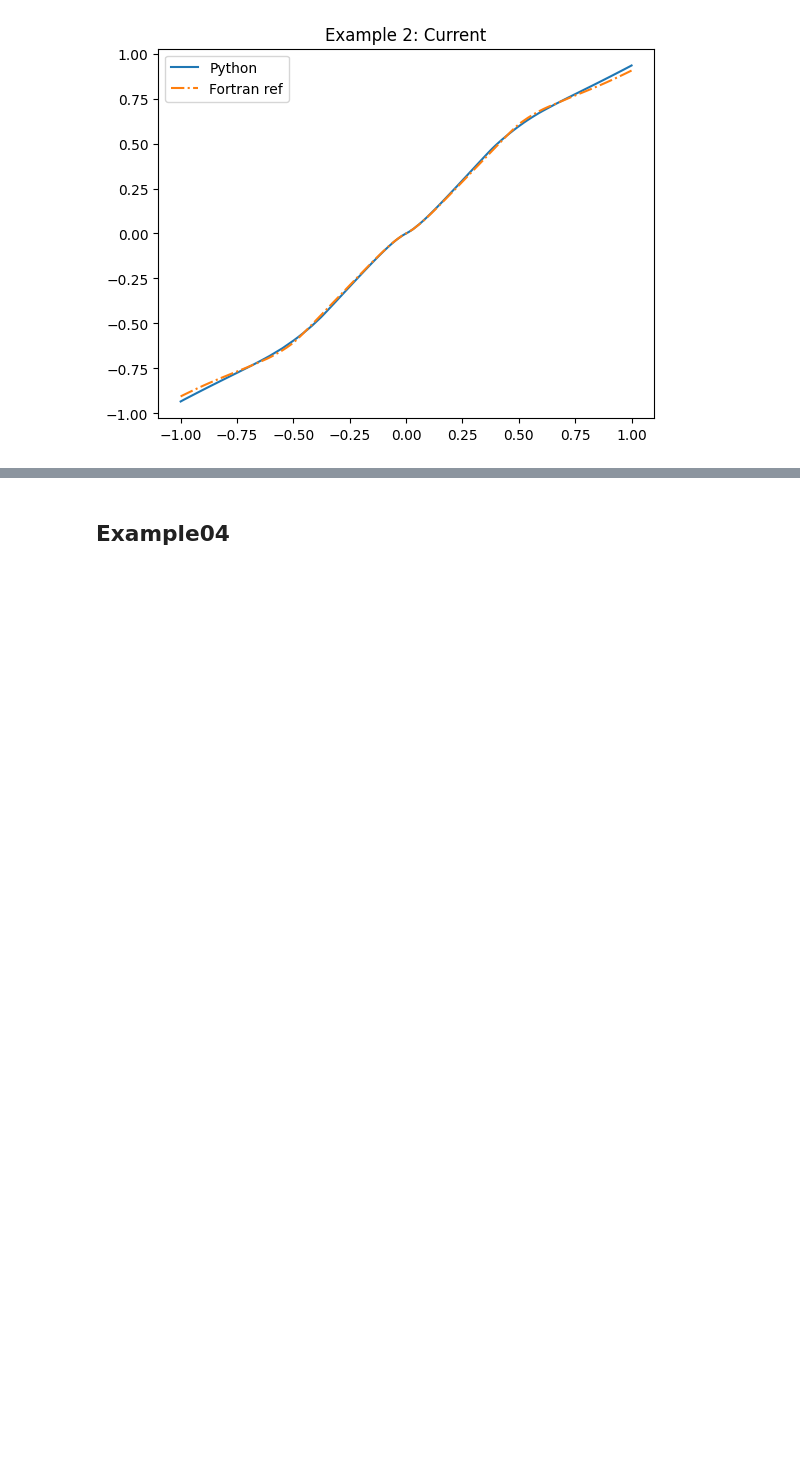
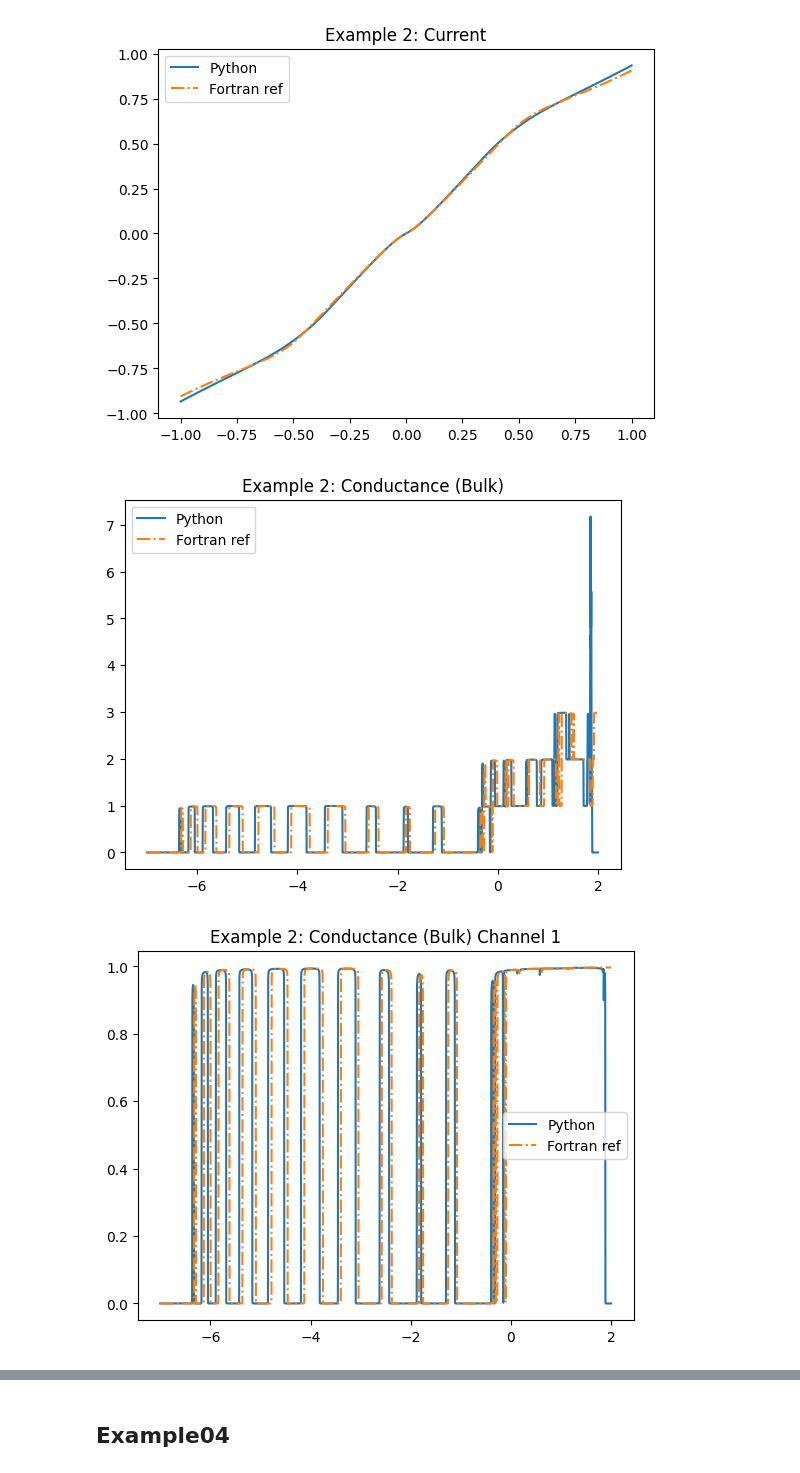
Before and after one commit to aj0337/PAOFLOW-QTpy, a Jupyter notebook: examples/analysis.ipynb, the cells around one changed output, grey strips where cells are left out. Drawn from its saved outputs; the diff is of its cells as text; code cells hidden in the pictures; blank space fills up the shorter version.

Commit message:
Add example02 with qe 7.4

```diff
--- a/examples/analysis.ipynb
+++ b/examples/analysis.ipynb
@@ -136,3 +136,65 @@ plt.show()
 [figure]
 [figure]
 [figure]
+# %%
+T = np.loadtxt("example02/qe_7.4/output/conductance_bulk.dat")
+T_ref = np.loadtxt("../tests/reference/Fortran/example02/conductance_bulk.dat")
+plt.plot(T[:, 0], T[:, 1], label="Python")
+plt.plot(T_ref[:, 0], T_ref[:, 1], '-.' , label="Fortran ref")
+plt.title("Example 2: Conductance (Bulk)")
+plt.legend()
+plt.show()
+
+for i in range(2, T.shape[1]):
+    plt.plot(T[:, 0], T[:, i], label="Python")
+    plt.plot(T_ref[:, 0], T_ref[:, i], '-.' , label="Fortran ref")
+    plt.title(f"Example 2: Conductance (Bulk) Channel {i-1}")
+    plt.legend()
+    plt.show()
+T = np.loadtxt("example02/qe_7.4/output/conductance_lcr.dat")
+T_ref = np.loadtxt("../tests/reference/Fortran/example02/conductance_lcr.dat")
+plt.plot(T[:, 0], T[:, 1], label="Python")
+plt.plot(T_ref[:, 0], T_ref[:, 1], '-.' , label="Fortran ref")
+plt.title("Example 2: Conductance (LCR)")
+plt.legend()
+plt.show()
+T = np.loadtxt("example02/qe_7.4/output/conductance_lead.dat")
+T_ref = np.loadtxt("../tests/reference/Fortran/example02/conductance_lead.dat")
+plt.plot(T[:, 0], T[:, 1], label="Python")
+plt.plot(T_ref[:, 0], T_ref[:, 1], '-.' , label="Fortran ref")
+plt.title("Example 2: Conductance (Lead)")
+plt.legend()
+plt.show()
+
+dos = np.loadtxt("example02/qe_7.4/output/doscond_bulk.dat")
+dos_ref = np.loadtxt("../tests/reference/Fortran/example02/doscond_bulk.dat")
+plt.plot(dos[:, 0], dos[:, 1], label="Python")
+plt.plot(dos_ref[:, 0], dos_ref[:, 1], '-.' , label="Fortran ref")
+plt.title("Example 2: DOS")
+plt.legend()
+plt.show()
+dos = np.loadtxt("example02/qe_7.4/output/doscond_lcr.dat")
+dos_ref = np.loadtxt("../tests/reference/Fortran/example02/doscond_lcr.dat")
+plt.plot(dos[:, 0], dos[:, 1], label="Python")
+plt.plot(dos_ref[:, 0], dos_ref[:, 1], '-.' , label="Fortran ref")
+plt.title("Example 2: DOS (LCR)")
+plt.legend()
+plt.show()
+dos = np.loadtxt("example02/qe_7.4/output/doscond_lead.dat")
+dos_ref = np.loadtxt("../tests/reference/Fortran/example02/doscond_lead.dat")
+plt.plot(dos[:, 0], dos[:, 1], label="Python")
+plt.plot(dos_ref[:, 0], dos_ref[:, 1], '-.' , label="Fortran ref")
+plt.title("Example 2: DOS (Lead)")
+plt.legend()
+plt.show()
+
+current = np.loadtxt("example02/qe_7.4/output/current.dat")
+current_ref = np.loadtxt("../tests/reference/Fortran/example02/current.dat")
+plt.plot(current[:, 0], current[:, 1], label="Python")
+plt.plot(current_ref[:, 0], current_ref[:, 1], '-.' , label="Fortran ref")
+plt.title("Example 2: Current")
+plt.legend()
+plt.show()
+# %% [output]
+[figure, added]
+[figure, added]
```
Also changed, not shown: parts of 1 cell of this notebook, 10 other files.
